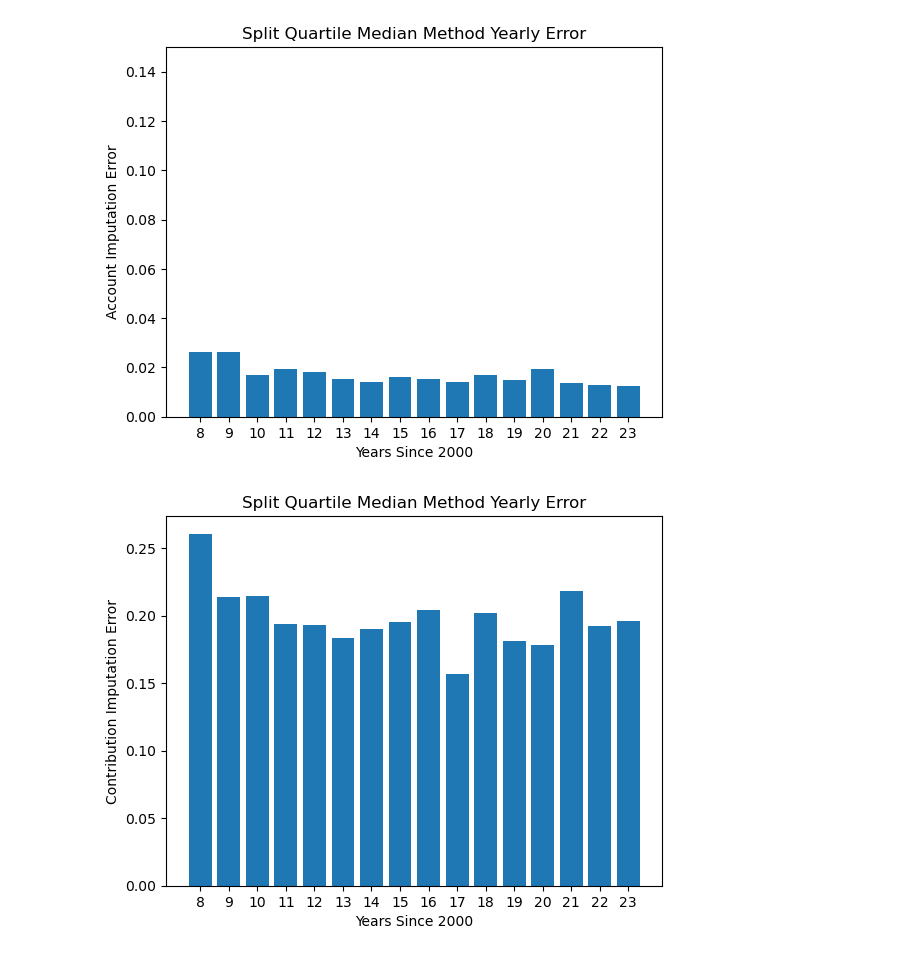
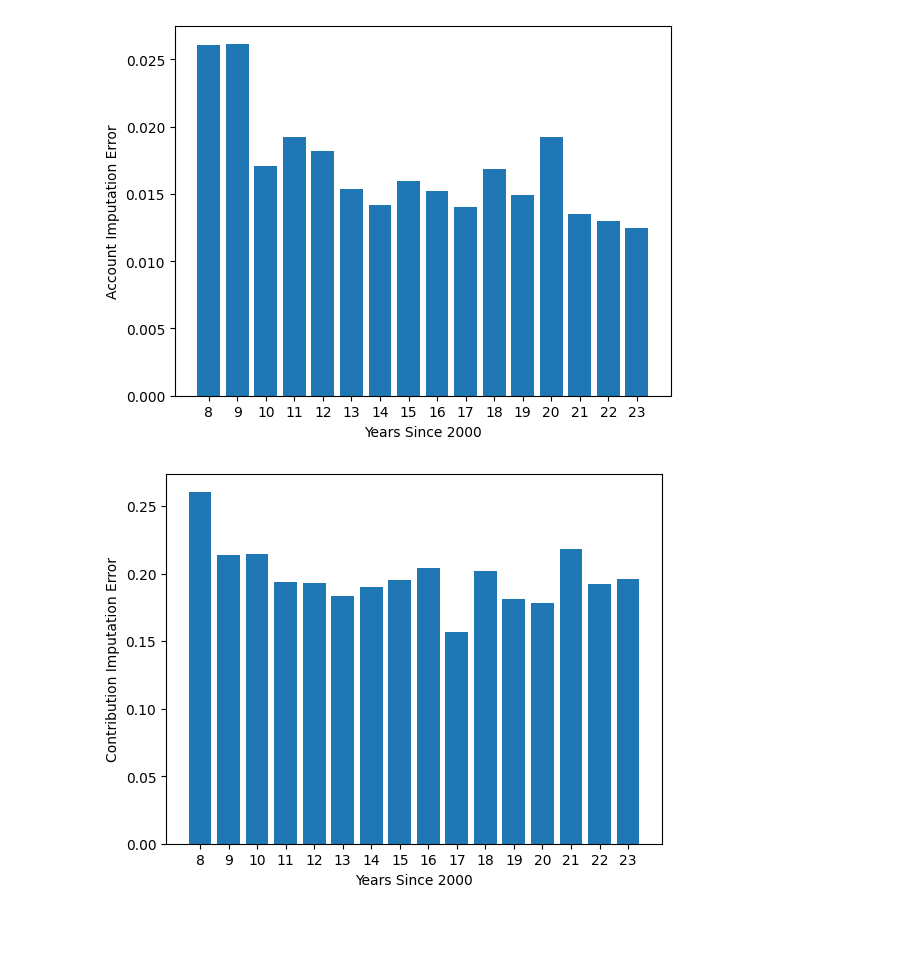
Before and after one commit to nichmars/Test, a Jupyter notebook: Median_PctChg_WBracket.ipynb, the cells around one changed output. Drawn from its saved outputs; the diff is of its cells as text; code cells hidden in the pictures; blank space fills up the shorter version.

```diff
--- a/Median_PctChg_WBracket.ipynb
+++ b/Median_PctChg_WBracket.ipynb
@@ -1,14 +1,14 @@
 # %% [markdown]
 <a href="https://colab.research.google.com/github/nichmars/Test/blob/main/Median_PctChg_WBracket.ipynb" target="_parent"><img src="https://colab.research.google.com/assets/colab-badge.svg" alt="Open In Colab"/></a>
 # %%
-# from google.colab import files
-# import io
-# import pandas as pd
+from google.colab import files
+import io
+import pandas as pd
 
-# # This line will prompt you to select and upload a file from your local machine
-# uploaded = files.upload()
+# This line will prompt you to select and upload a file from your local machine
+uploaded = files.upload()
 
-# # Get the name of the uploaded file (assuming only one file is uploaded)
-# file_name = next(iter(uploaded))
+# Get the name of the uploaded file (assuming only one file is uploaded)
+file_name = next(iter(uploaded))
 
-# df = pd.read_excel(file_name)
+df = pd.read_excel(file_name)
@@ -22,12 +21,12 @@ df = pd.read_excel("Filtered Data with Subtypes Again.xlsx")
 import pandas as pd
 import numpy as np
 # %%
-# from google.colab import files
-# import io
+from google.colab import files
+import io
 import pandas as pd
 import numpy as np
 
-# df = pd.read_excel(file_name)
+df = pd.read_excel(file_name)
 
 df.replace('Single Issue', 'Single Issue Charity', inplace=True)
 
@@ -273,37 +327,32 @@ account_error_by_year = RE_account_by_year[1:-1]
 contribution_error_by_year = RE_contributions_by_year[1:-1]
 grant_error_by_year = RE_grants_by_year[1:-1]
 asset_error_by_year = RE_assets_by_year[1:-1]
 
 Year = range(7, 23)
 
 plt.bar(Year, account_error_by_year)
 plt.xlabel("Years Since 2000")
 plt.ylabel("Account Imputation Error")
-plt.title("Split Quartile Median Method Yearly Error")
 plt.xticks(Year, [str(i+1) for i in Year])
-plt.ylim(0, .15)
 plt.show()
 
 plt.bar(Year, contribution_error_by_year)
 plt.xlabel("Years Since 2000")
 plt.ylabel("Contribution Imputation Error")
-plt.title("Split Quartile Median Method Yearly Error")
 plt.xticks(Year, [str(i+1) for i in Year])
 plt.show()
 
 plt.bar(Year, grant_error_by_year)
 plt.xlabel("Years Since 2000")
 plt.ylabel("Grant Imputation Error")
-plt.title("Split Quartile Median Method Yearly Error")
 plt.xticks(Year, [str(i+1) for i in Year])
 plt.show()
 
 plt.bar(Year, asset_error_by_year)
 plt.xlabel("Years Since 2000")
 plt.ylabel("Asset Imputation Error")
-plt.title("Split Quartile Median Method Yearly Error")
 plt.xticks(Year, [str(i+1) for i in Year])
 plt.show()
 # %% [output]
-[figure, old version]
+[figure, new version]
-[figure, old version]
+[figure, new version]
```
Also changed, not shown: parts of 11 cells of this notebook.
